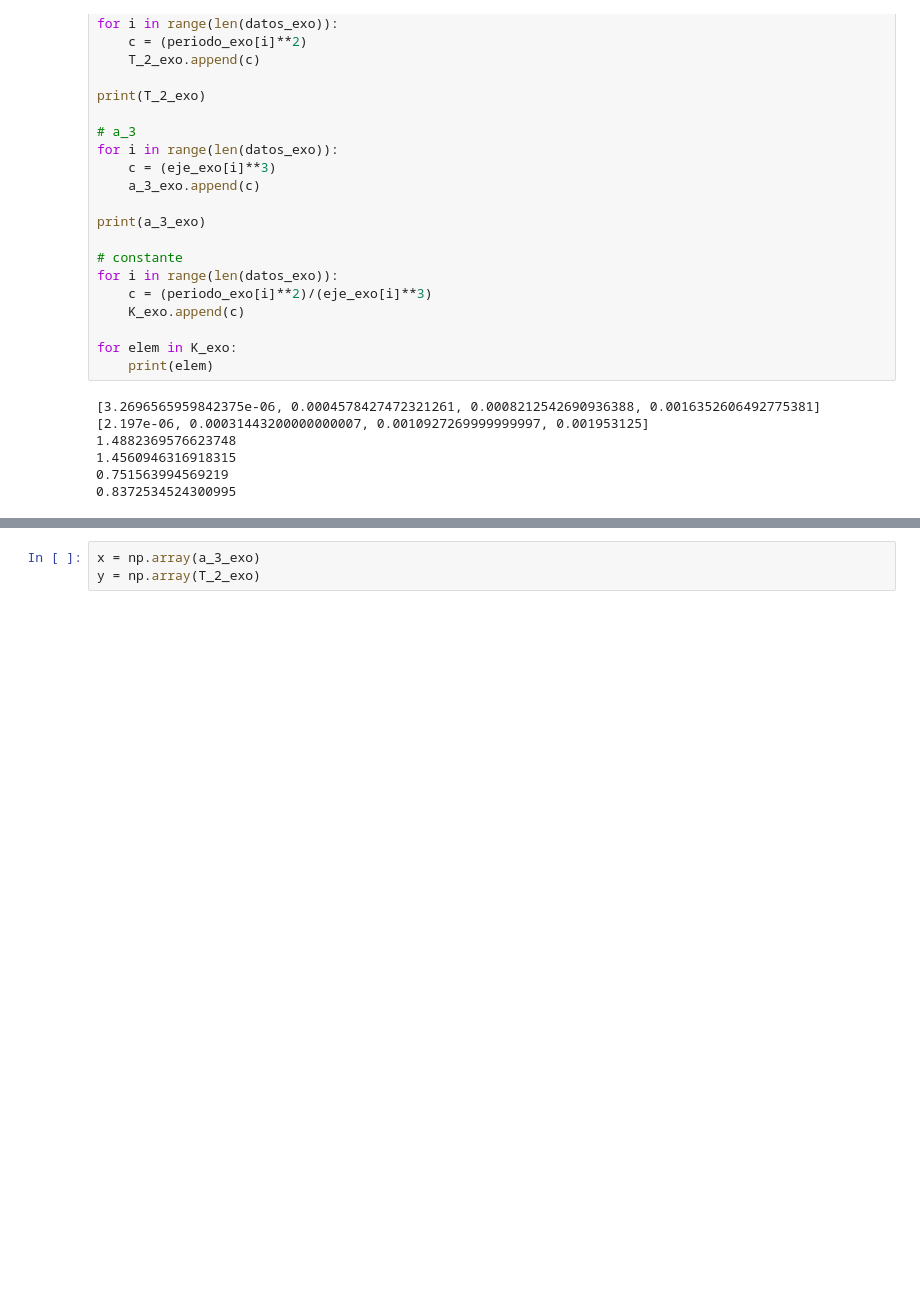
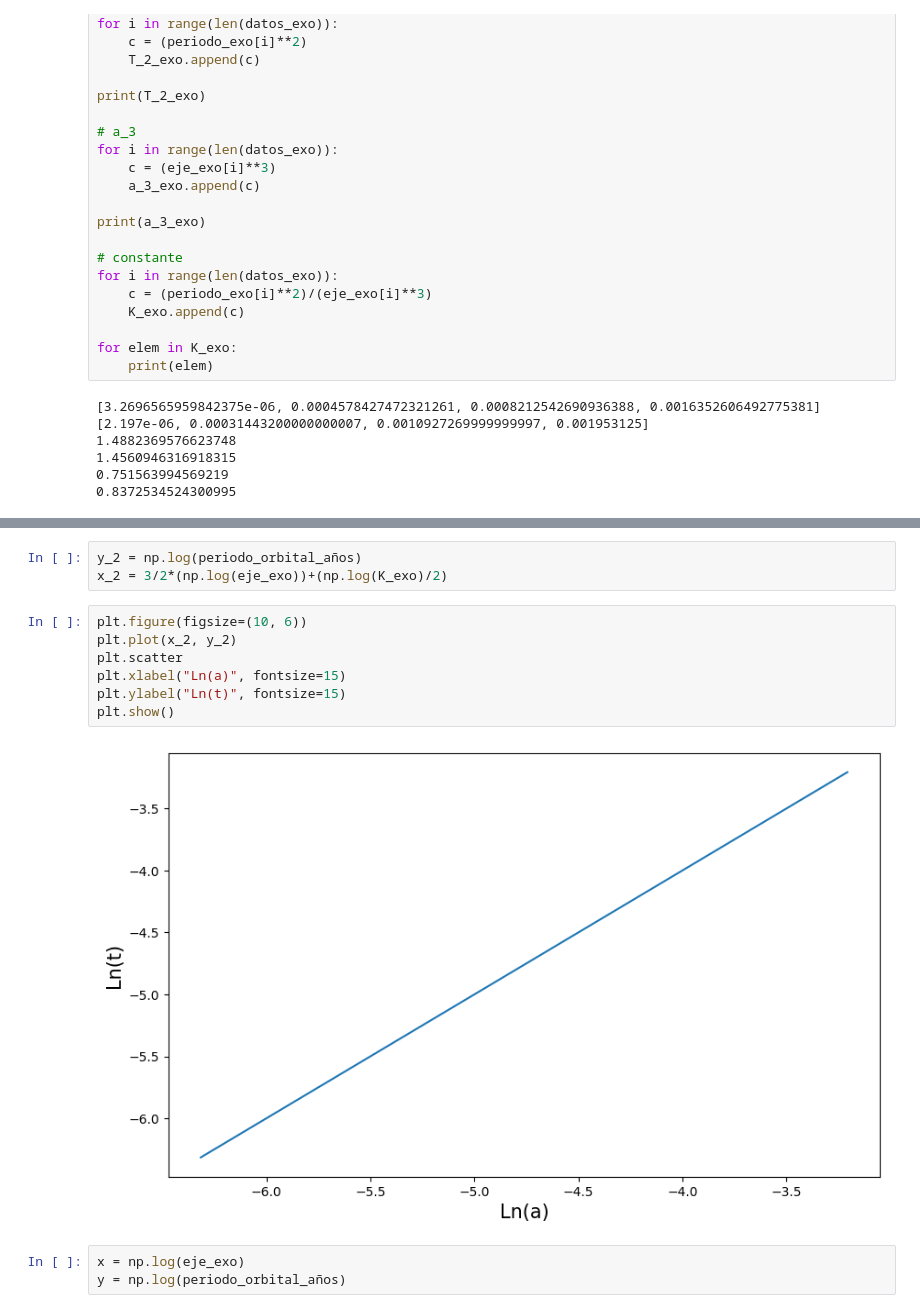
Before and after one commit to Mae2134/DatosFis2_Exo, a Jupyter notebook: Cod_Datos_2_2.ipynb, the cells around one changed output, grey strips where cells are left out. Cells and saved outputs as stored; diff of their text form; blank space fills up the shorter version.

```diff
--- a/Cod_Datos_2_2.ipynb
+++ b/Cod_Datos_2_2.ipynb
@@ -270,6 +267,18 @@ plt.show()
+# %%
+y_2 = np.log(periodo_orbital_años)
+x_2 = 3/2*(np.log(eje_exo))+(np.log(K_exo)/2)
+# %%
+plt.figure(figsize=(10, 6))
+plt.plot(x_2, y_2)
+plt.scatter
+plt.xlabel("Ln(a)", fontsize=15)
+plt.ylabel("Ln(t)", fontsize=15)
+plt.show()
+# %% [output]
+[figure, added]
 # %%
-x = np.array(a_3_exo)
-y = np.array(T_2_exo)
+x = np.log(eje_exo)
+y = np.log(periodo_orbital_años)
 # %%
 # Pendiente
 dat1_exo = len(eje_exo)*(np.sum(x*y))-(np.sum(x))*(np.sum(y))
```
Also changed, not shown: parts of 16 cells of this notebook.
